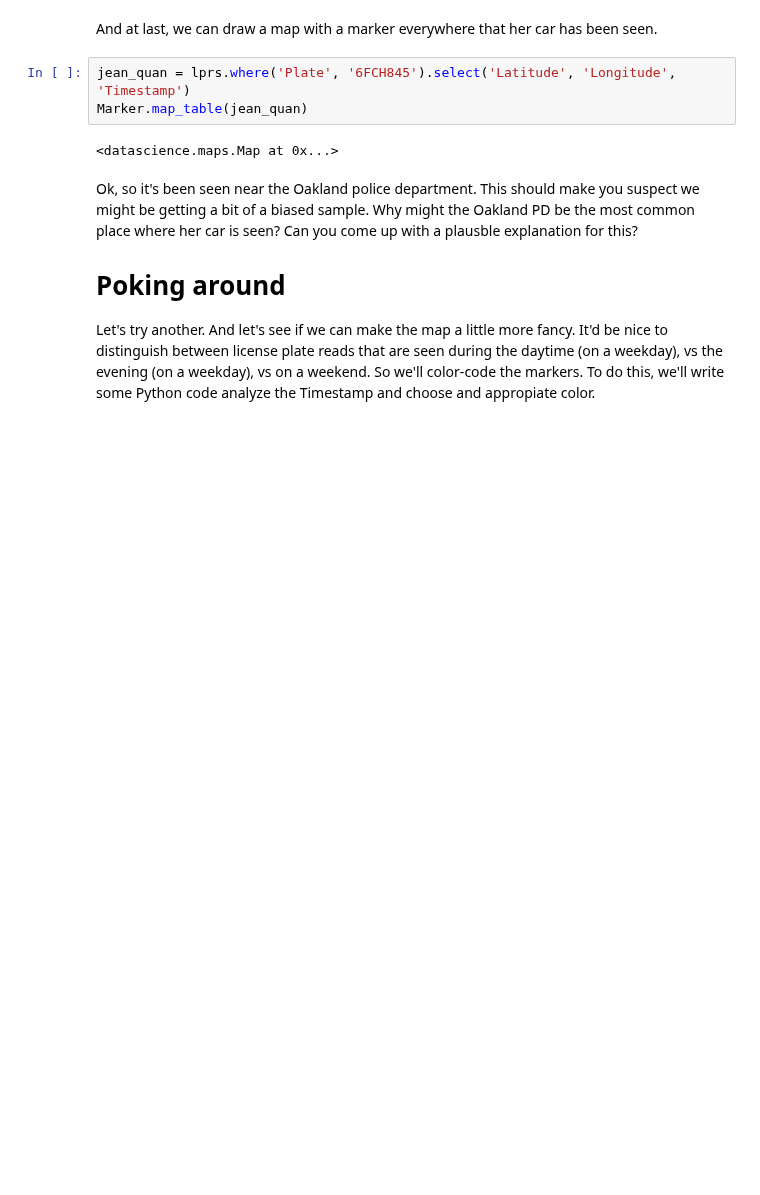
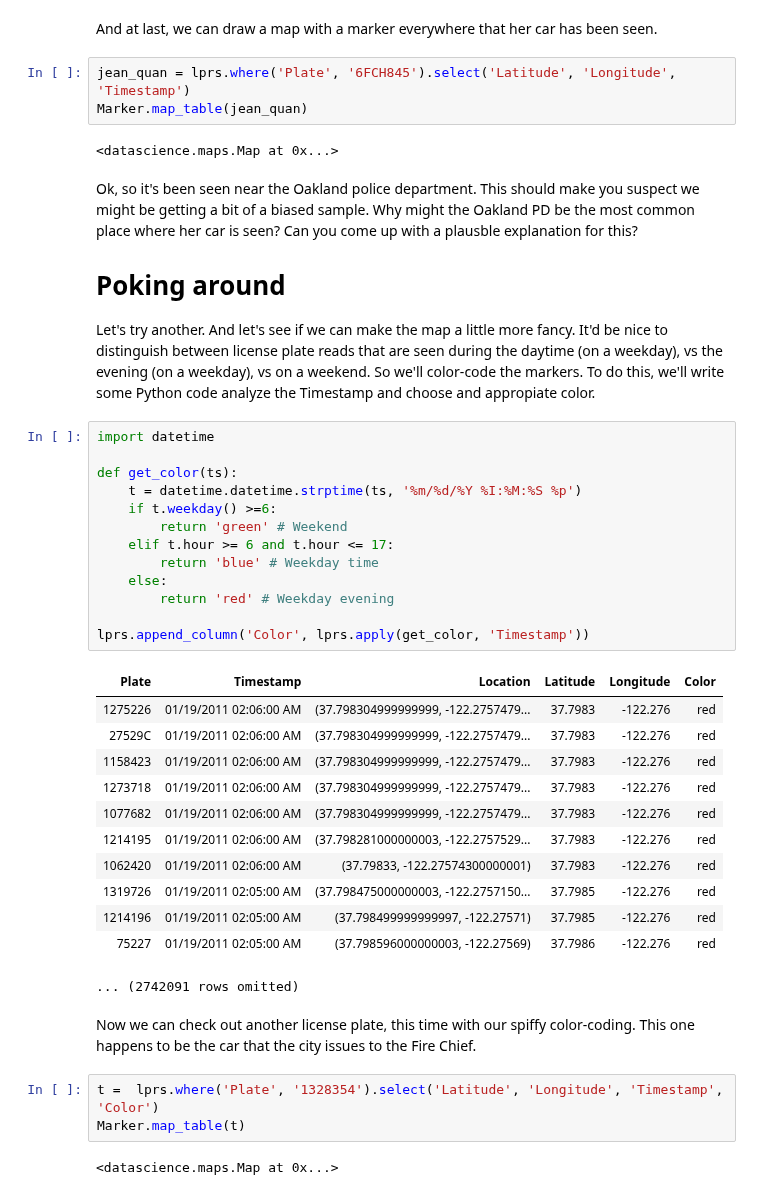
Before and after one commit to ciretorres/python, a Jupyter notebook: data8.3x/week5/sec10_privacy.ipynb, the cells around one changed output. Drawn from its saved outputs; the diff is of its cells as text; blank space fills up the shorter version.

```diff
--- a/data8.3x/week5/sec10_privacy.ipynb
+++ b/data8.3x/week5/sec10_privacy.ipynb
@@ -129,3 +129,36 @@ Ok, so it's been seen near the Oakland police department. This should make you s
  # Poking around
 
  Let's try another. And let's see if we can make the map a little more fancy. It'd be nice to distinguish between license plate reads that are seen during the daytime (on a weekday), vs the evening (on a weekday), vs on a weekend. So we'll color-code the markers. To do this, we'll write some Python code analyze the Timestamp and choose and appropiate color.
+# %%
+import datetime
+
+def get_color(ts):
+    t = datetime.datetime.strptime(ts, '%m/%d/%Y %I:%M:%S %p')
+    if t.weekday() >=6:
+        return 'green' # Weekend
+    elif t.hour >= 6 and t.hour <= 17:
+        return 'blue' # Weekday time
+    else:
+        return 'red' # Weekday evening
+
+lprs.append_column('Color', lprs.apply(get_color, 'Timestamp'))
+# %% [output]
+| Plate | Timestamp | Location | Latitude | Longitude | Color |
+| 1275226 | 01/19/2011 02:06:00 AM | (37.798304999999999, -122.2757479... | 37.7983 | -122.276 | red |
+| 27529C | 01/19/2011 02:06:00 AM | (37.798304999999999, -122.2757479... | 37.7983 | -122.276 | red |
+| 1158423 | 01/19/2011 02:06:00 AM | (37.798304999999999, -122.2757479... | 37.7983 | -122.276 | red |
+| 1273718 | 01/19/2011 02:06:00 AM | (37.798304999999999, -122.2757479... | 37.7983 | -122.276 | red |
+| 1077682 | 01/19/2011 02:06:00 AM | (37.798304999999999, -122.2757479... | 37.7983 | -122.276 | red |
+| 1214195 | 01/19/2011 02:06:00 AM | (37.798281000000003, -122.2757529... | 37.7983 | -122.276 | red |
+| 1062420 | 01/19/2011 02:06:00 AM | (37.79833, -122.27574300000001) | 37.7983 | -122.276 | red |
+| 1319726 | 01/19/2011 02:05:00 AM | (37.798475000000003, -122.2757150... | 37.7985 | -122.276 | red |
+| 1214196 | 01/19/2011 02:05:00 AM | (37.798499999999997, -122.27571) | 37.7985 | -122.276 | red |
+| 75227 | 01/19/2011 02:05:00 AM | (37.798596000000003, -122.27569) | 37.7986 | -122.276 | red |
+... (2742091 rows omitted)
+# %% [markdown]
+Now we can check out another license plate, this time with our spiffy color-coding. This one happens to be the car that the city issues to the Fire Chief.
+# %%
+t =  lprs.where('Plate', '1328354').select('Latitude', 'Longitude', 'Timestamp', 'Color')
+Marker.map_table(t)
+# %% [output]
+<datascience.maps.Map at 0x...>
```
